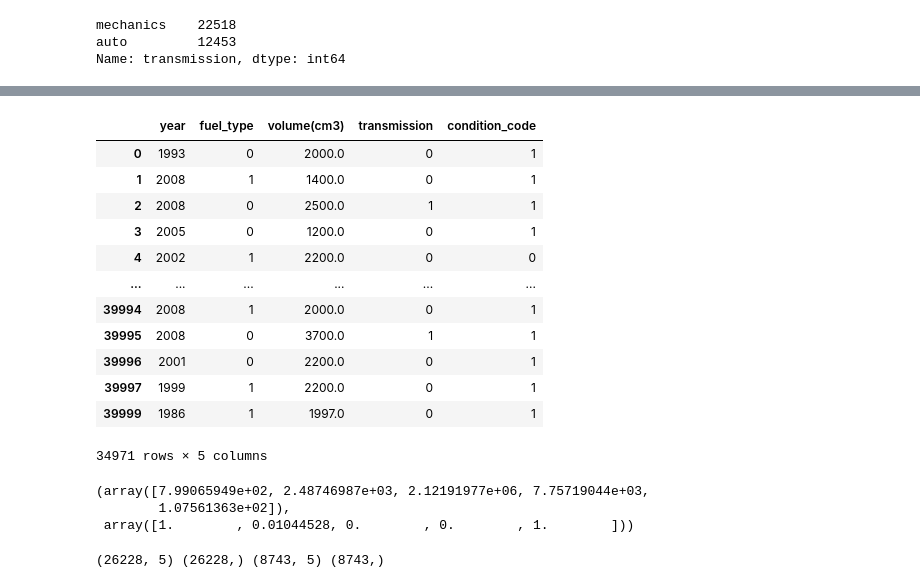
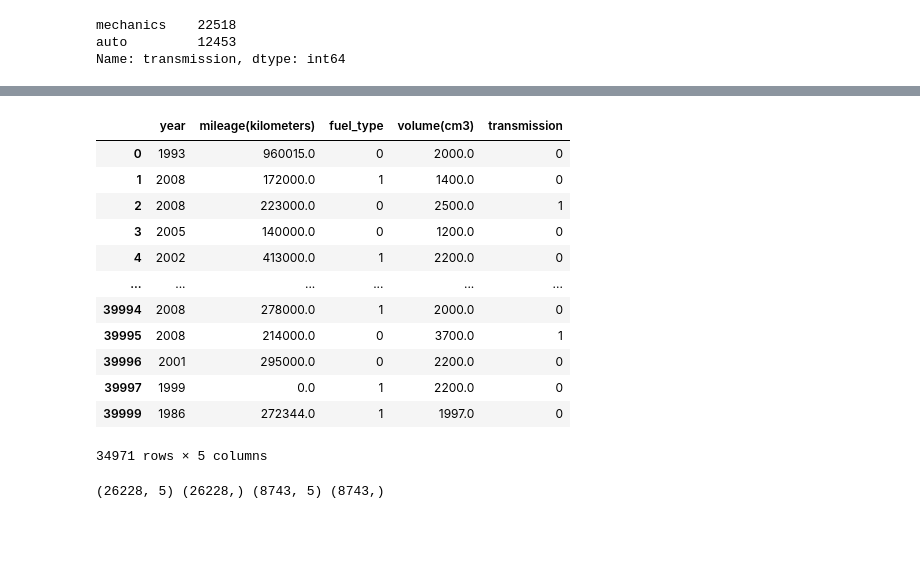
Before and after one commit to smritijain412/car_price-web, a Jupyter notebook: car_price.ipynb, the cells around one changed output, grey strips where cells are left out. Cells and saved outputs as stored; diff of their text form; code cells hidden in the pictures; blank space fills up the shorter version.

```diff
--- a/car_price.ipynb
+++ b/car_price.ipynb
@@ -232,29 +250,19 @@ df.corr()
+# %%
+x=A1.iloc[:,0:5]
+x
+# %% [output]
+|  | year | mileage(kilometers) | fuel_type | volume(cm3) | transmission |
+| 0 | 1993 | 960015.0 | 0 | 2000.0 | 0 |
+| 1 | 2008 | 172000.0 | 1 | 1400.0 | 0 |
+| 2 | 2008 | 223000.0 | 0 | 2500.0 | 1 |
+| 3 | 2005 | 140000.0 | 0 | 1200.0 | 0 |
+| 4 | 2002 | 413000.0 | 1 | 2200.0 | 0 |
+| ... | ... | ... | ... | ... | ... |
+| 39994 | 2008 | 278000.0 | 1 | 2000.0 | 0 |
+| 39995 | 2008 | 214000.0 | 0 | 3700.0 | 1 |
+| 39996 | 2001 | 295000.0 | 0 | 2200.0 | 0 |
+| 39997 | 1999 | 0.0 | 1 | 2200.0 | 0 |
+| 39999 | 1986 | 272344.0 | 1 | 1997.0 | 0 |
+34971 rows × 5 columns
 # %%
 from sklearn.model_selection import train_test_split
-# %%
-# split data set into X and Y
-X1=df.iloc[:,[2,4,5,6,7]]
-#A=df.iloc[:,[2,3,4,6,7]]
-Y1=df.iloc[:,1]
-X1
-#A
-# %% [output]
-|  | year | fuel_type | volume(cm3) | transmission | condition_code |
-| 0 | 1993 | 0 | 2000.0 | 0 | 1 |
-| 1 | 2008 | 1 | 1400.0 | 0 | 1 |
-| 2 | 2008 | 0 | 2500.0 | 1 | 1 |
-| 3 | 2005 | 0 | 1200.0 | 0 | 1 |
-| 4 | 2002 | 1 | 2200.0 | 0 | 0 |
-| ... | ... | ... | ... | ... | ... |
-| 39994 | 2008 | 1 | 2000.0 | 0 | 1 |
-| 39995 | 2008 | 0 | 3700.0 | 1 | 1 |
-| 39996 | 2001 | 0 | 2200.0 | 0 | 1 |
-| 39997 | 1999 | 1 | 2200.0 | 0 | 1 |
-| 39999 | 1986 | 1 | 1997.0 | 0 | 1 |
-34971 rows × 5 columns
-# %%
-chi2(X1,Y1)
-# %% [output]
-(array([7.99065949e+02, 2.48746987e+03, 2.12191977e+06, 7.75719044e+03,
-        1.07561363e+02]),
- array([1.        , 0.01044528, 0.        , 0.        , 1.        ]))
```
Also changed, not shown: parts of 35 cells of this notebook.
